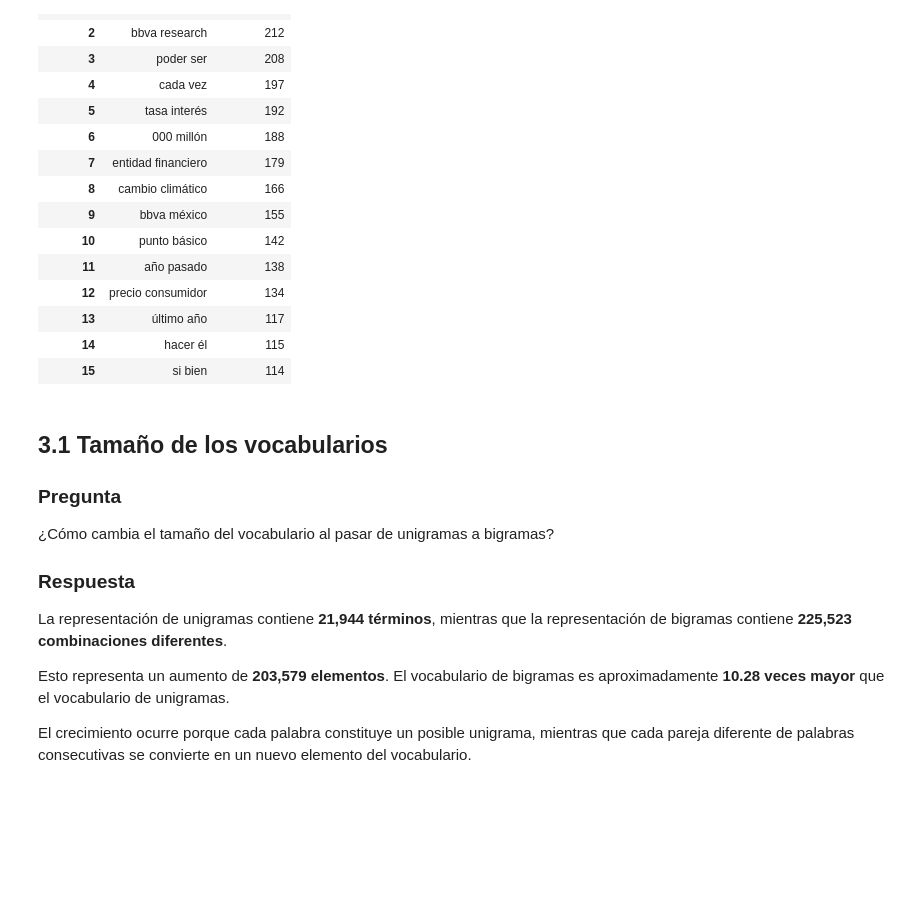
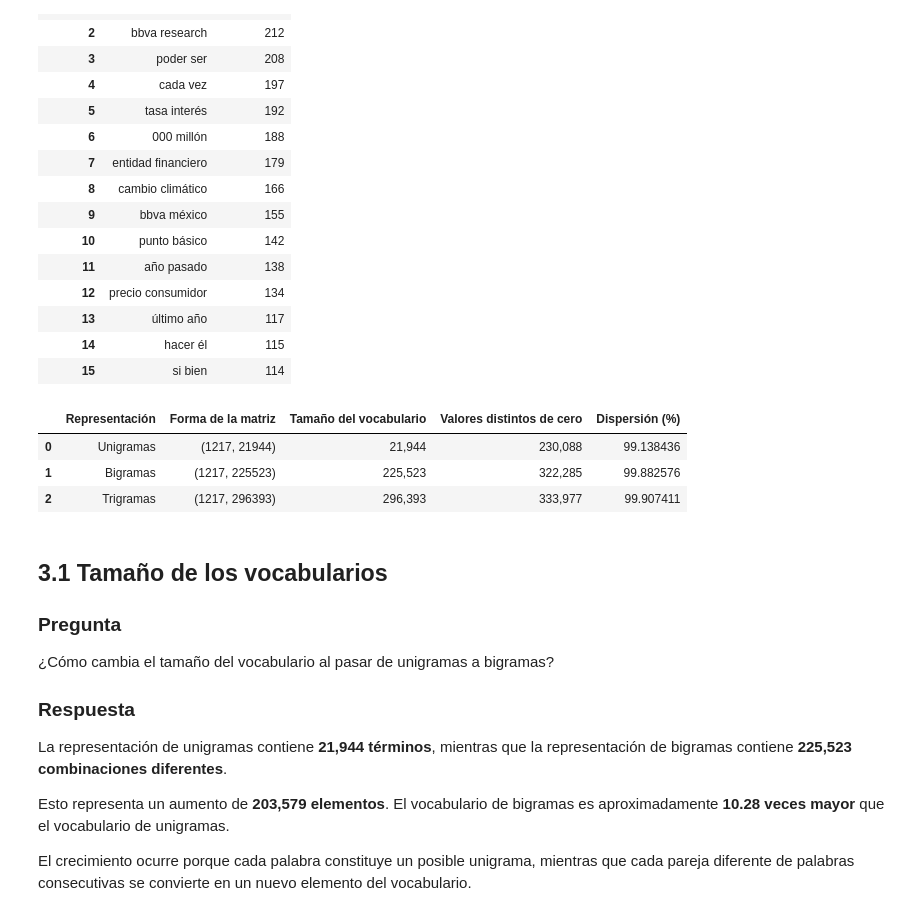
Before and after one commit to Jtanchezz/NLP, a Jupyter notebook: Lab2/lab2.ipynb, the cells around one changed output. Saved outputs shown, nothing was run; the diff lists cells and outputs as text; code cells hidden in the pictures; blank space fills up the shorter version.

```diff
--- a/Lab2/lab2.ipynb
+++ b/Lab2/lab2.ipynb
@@ -521,6 +521,78 @@ display(tabla_bigramas_frecuentes)
 | 13 | último año | 117 |
 | 14 | hacer él | 115 |
 | 15 | si bien | 114 |
+# %%
+# Construir la representación formada únicamente por trigramas
+vectorizador_trigramas = CountVectorizer(
+    tokenizer=str.split,
+    preprocessor=None,
+    token_pattern=None,
+    lowercase=False,
+    ngram_range=(3, 3)
+)
+
+matriz_trigramas = vectorizador_trigramas.fit_transform(
+    textos_normalizados
+)
+
+
+def calcular_dispersion_ngramas(
+    nombre,
+    matriz
+):
+    total_celdas = (
+        matriz.shape[0]
+        * matriz.shape[1]
+    )
+
+    valores_no_cero = matriz.nnz
+    valores_cero = (
+        total_celdas
+        - valores_no_cero
+    )
+
+    dispersion = (
+        valores_cero
+        / total_celdas
+        * 100
+    )
+
+    return {
+        "Representación": nombre,
+        "Forma de la matriz": str(matriz.shape),
+        "Tamaño del vocabulario": matriz.shape[1],
+        "Valores distintos de cero": valores_no_cero,
+        "Dispersión (%)": dispersion
+    }
+
+
+dispersion_por_ngramas = pd.DataFrame([
+    calcular_dispersion_ngramas(
+        "Unigramas",
+        matriz_unigramas
+    ),
+    calcular_dispersion_ngramas(
+        "Bigramas",
+        matriz_bigramas
+    ),
+    calcular_dispersion_ngramas(
+        "Trigramas",
+        matriz_trigramas
+    )
+])
+
+display(
+    dispersion_por_ngramas.style.format({
+        "Tamaño del vocabulario": "{:,}",
+        "Valores distintos de cero": "{:,}",
+        "Dispersión (%)": "{:.6f}"
+    })
+)
+# %% [output]
+|  | Representación | Forma de la matriz | Tamaño del vocabulario | Valores distintos de cero | Dispersión (%) |
+| 0 | Unigramas | (1217, 21944) | 21,944 | 230,088 | 99.138436 |
+| 1 | Bigramas | (1217, 225523) | 225,523 | 322,285 | 99.882576 |
+| 2 | Trigramas | (1217, 296393) | 296,393 | 333,977 | 99.907411 |
 # %% [markdown]
 ## 3.1 Tamaño de los vocabularios
 
```
Also changed, not shown: parts of 1 cell of this notebook.
